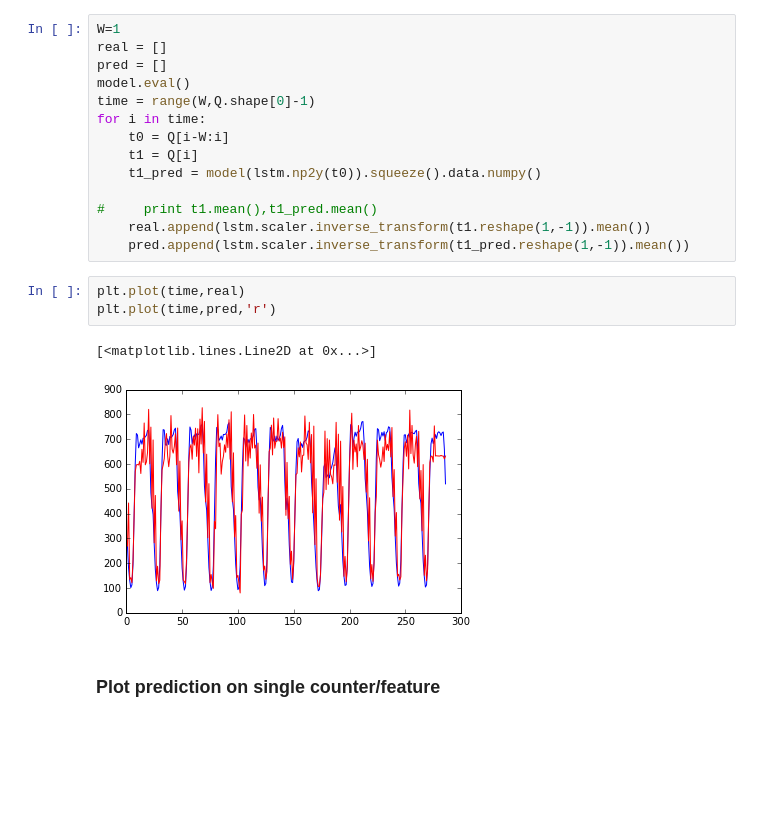
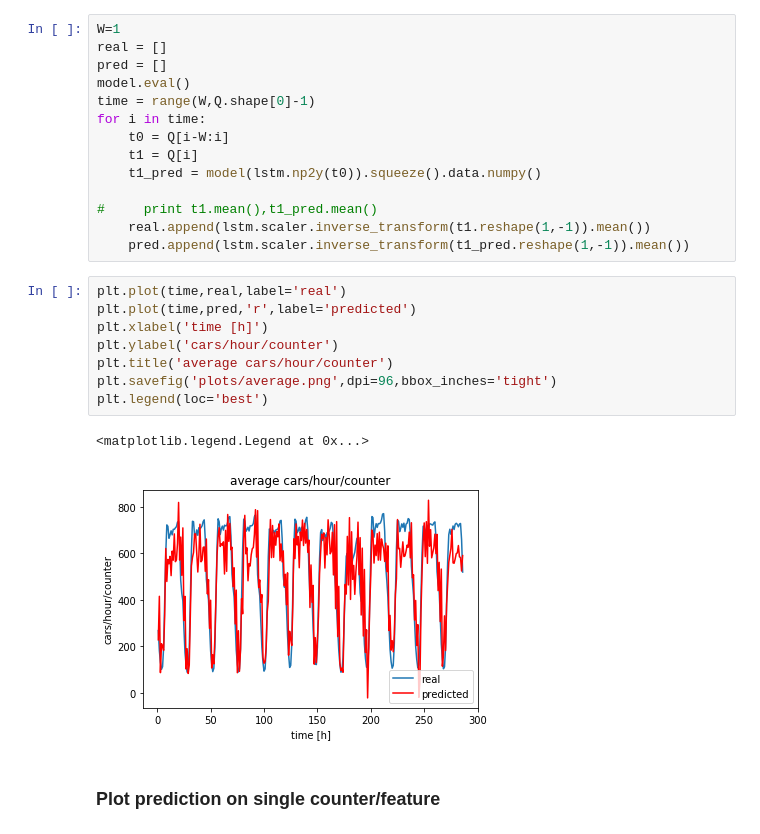
Before and after one commit to astyonax/dldiy-practicals, a Jupyter notebook: myexamples/learn_LSTM/LSTM-2.ipynb, the cells around one changed output. Drawn from its saved outputs; the diff is of its cells as text; blank space fills up the shorter version.

Commit message:
added plots to readme

```diff
--- a/myexamples/learn_LSTM/LSTM-2.ipynb
+++ b/myexamples/learn_LSTM/LSTM-2.ipynb
@@ -120,12 +122,17 @@ for i in time:
 #     print t1.mean(),t1_pred.mean()
     real.append(lstm.scaler.inverse_transform(t1.reshape(1,-1)).mean())
     pred.append(lstm.scaler.inverse_transform(t1_pred.reshape(1,-1)).mean())
-# %%
-plt.plot(time,real)
-plt.plot(time,pred,'r')
-# %% [output]
-[<matplotlib.lines.Line2D at 0x...>]
-[figure, removed]
+# %%
+plt.plot(time,real,label='real')
+plt.plot(time,pred,'r',label='predicted')
+plt.xlabel('time [h]')
+plt.ylabel('cars/hour/counter')
+plt.title('average cars/hour/counter')
+plt.savefig('plots/average.png',dpi=96,bbox_inches='tight')
+plt.legend(loc='best')
+# %% [output]
+<matplotlib.legend.Legend at 0x...>
+[figure, added]
 # %% [markdown]
 ### Plot prediction on single counter/feature
 # %%
```
Also changed, not shown: parts of 8 cells of this notebook, 3 other files.
